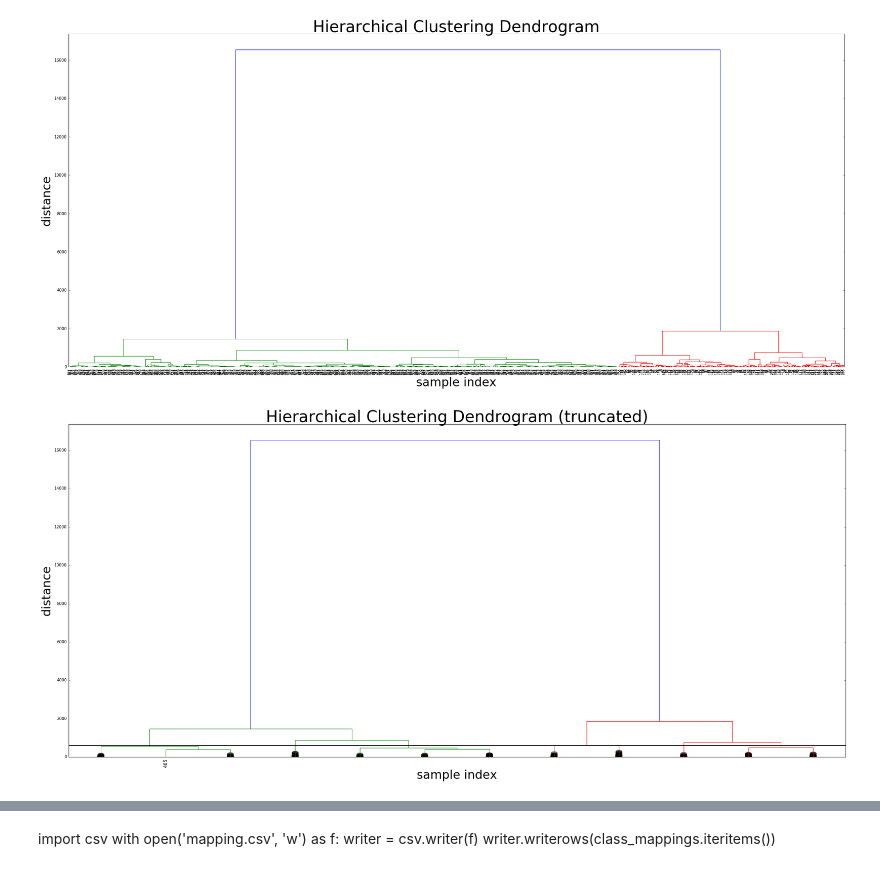
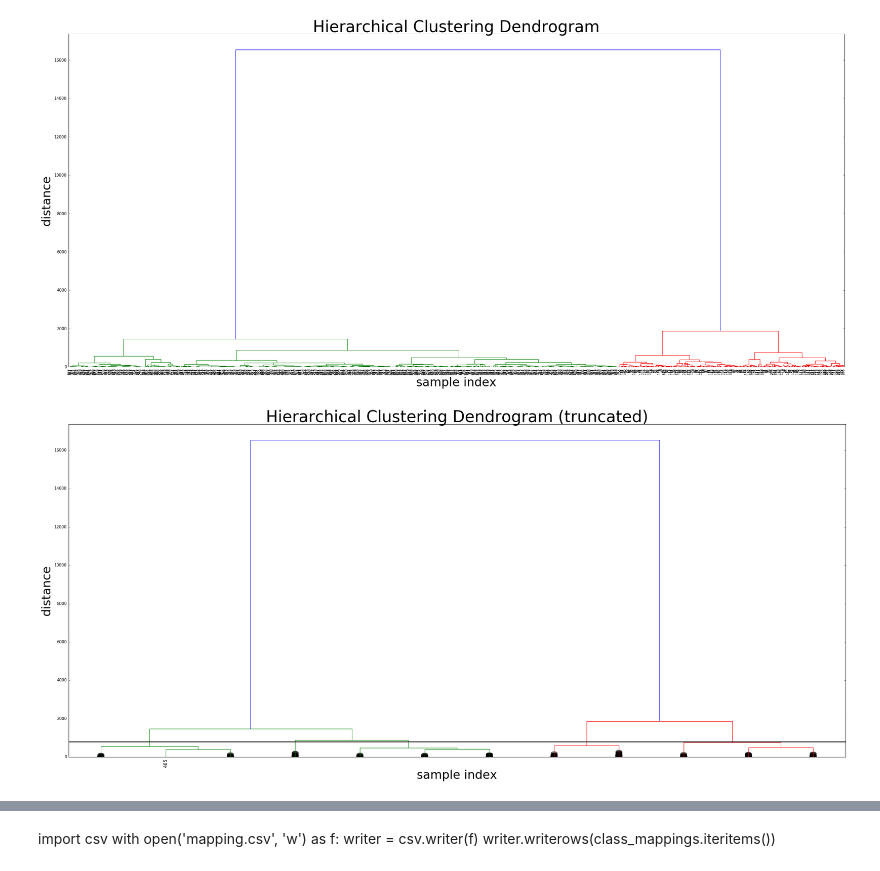
Before and after one commit to Piccettino/VarGroup-hackaton-may2017, a Jupyter notebook: Clustering.ipynb, the cells around one changed output, grey strips where cells are left out. Drawn from its saved outputs; the diff is of its cells as text; code cells hidden in the pictures.

```diff
--- a/Clustering.ipynb
+++ b/Clustering.ipynb
@@ -143,23 +150,24 @@ plt.show()
 # %% [output]
 [figure]
 # %%
-cut = 600
+'''cut the dendrogram at a given level'''
+cut = 800
 plt.figure(figsize=(35, 15))
 plt.title('Hierarchical Clustering Dendrogram (truncated)', fontsize = 40)
 plt.xlabel('sample index', fontsize = 30)
 plt.ylabel('distance', fontsize = 30)
 plt.plot(np.linspace(0, X.shape[0], 5000), cut*np.ones(5000), '-', c = 'black', linewidth = 2)
 dendrogram(
     Z,
     truncate_mode='lastp',  # show only the last p merged clusters
     p=12,  # show only the last p merged clusters
     show_leaf_counts=False,  # otherwise numbers in brackets are counts
     leaf_rotation=90.,
     leaf_font_size=12.,
     show_contracted=True,# to get a distribution impression in truncated branche
 )
 
 plt.show()
 # %% [output]
-[figure, old version]
+[figure, new version]
 # %%
```
Also changed, not shown: parts of 19 cells of this notebook.
